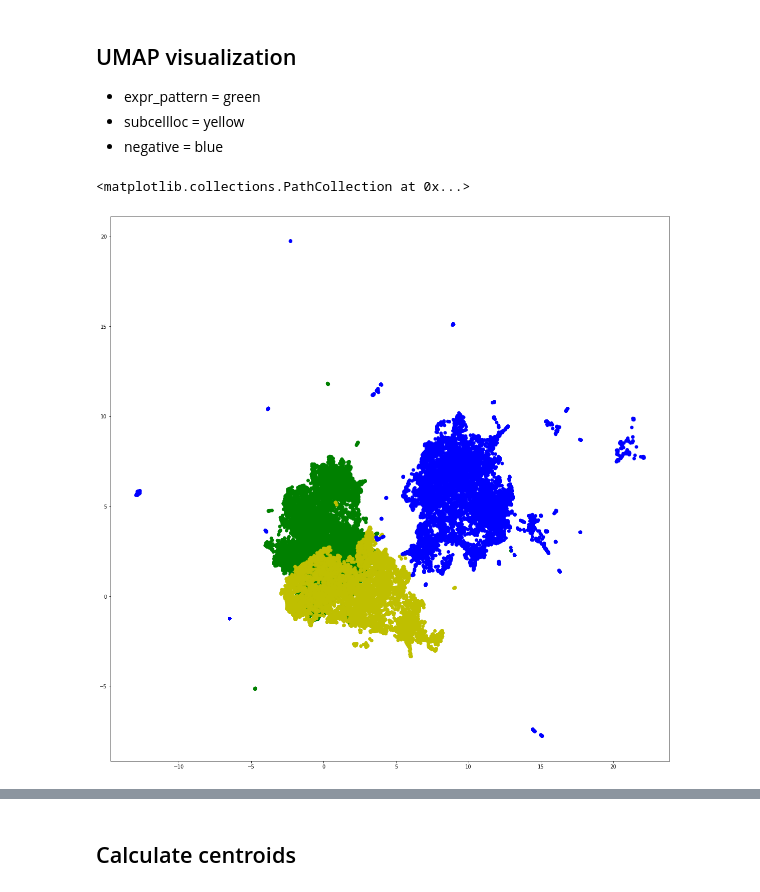
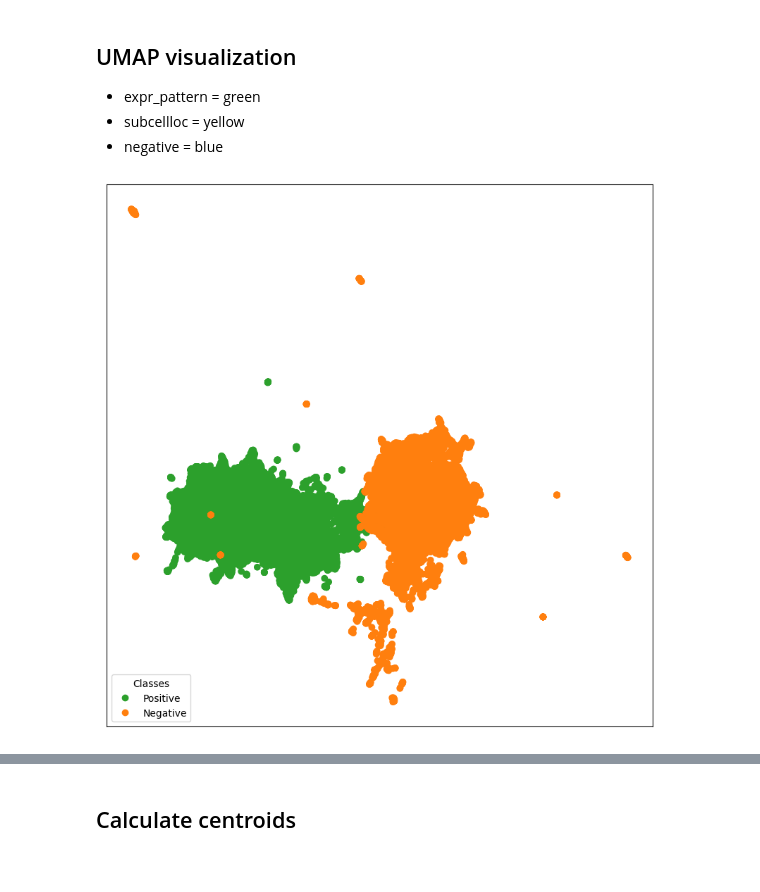
Before and after one commit to WormBase/curation-sentence-classification, a Jupyter notebook: notebooks/sentence_classification_with_db_sentences.ipynb, the cells around one changed output, grey strips where cells are left out. Cells and saved outputs as stored; diff of their text form; code cells hidden in the pictures.

```diff
--- a/notebooks/sentence_classification_with_db_sentences.ipynb
+++ b/notebooks/sentence_classification_with_db_sentences.ipynb
@@ -145,12 +138,20 @@ all_corpora_bio_2d = np.vstack((corpus_embeddings_expr_pattern_bio_2d, corpus_em
 - expr_pattern = green
 - subcellloc = yellow
 - negative = blue
-# %%
-fig_scatter = plt.figure(figsize=(20, 20))
-plt.scatter(x=list(all_corpora_bio_2d[:,0]), y=list(all_corpora_bio_2d[:,1]), c=colors)
-# %% [output]
-<matplotlib.collections.PathCollection at 0x...>
-[figure, removed]
+# %%
+from matplotlib.colors import ListedColormap
+from matplotlib import pyplot as plt
+
+values = colors
+colors2 = ListedColormap(['tab:green','tab:orange'])
+classes = ['Positive', 'Negative']
+fig, ax = plt.subplots(figsize=(10,10))
+scatter = ax.scatter(x=list(all_corpora_bio_2d[:,0]), y=list(all_corpora_bio_2d[:,1]), c=values, cmap=colors2)
+plt.xticks([])
+plt.yticks([])
+legend = ax.legend(handles=scatter.legend_elements()[0], loc="lower left", title="Classes", labels=classes)
+# %% [output]
+[figure, added]
 # %%
 best_matches_bio = util.semantic_search(query_embeddings=corpus_embeddings_neg_otherexpr_bio, corpus_embeddings=corpus_embeddings_expr_pattern_bio)
 # %%
```
Also changed, not shown: parts of 14 cells of this notebook, 1 other file.
